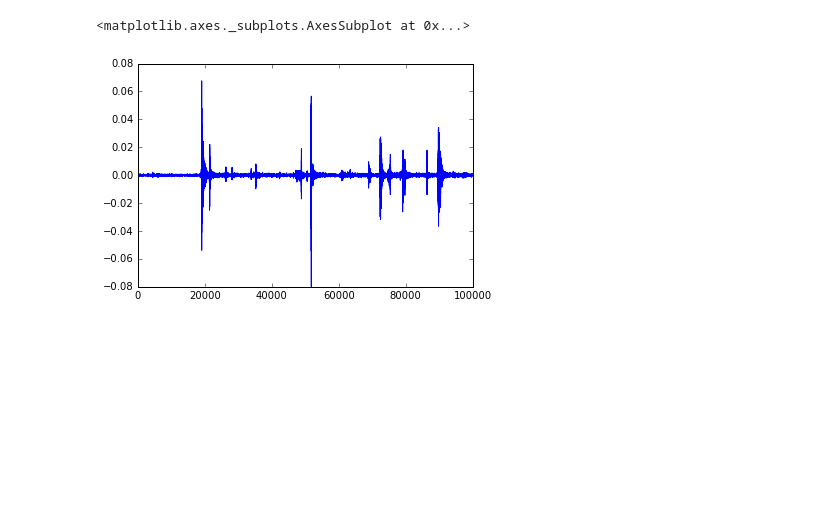
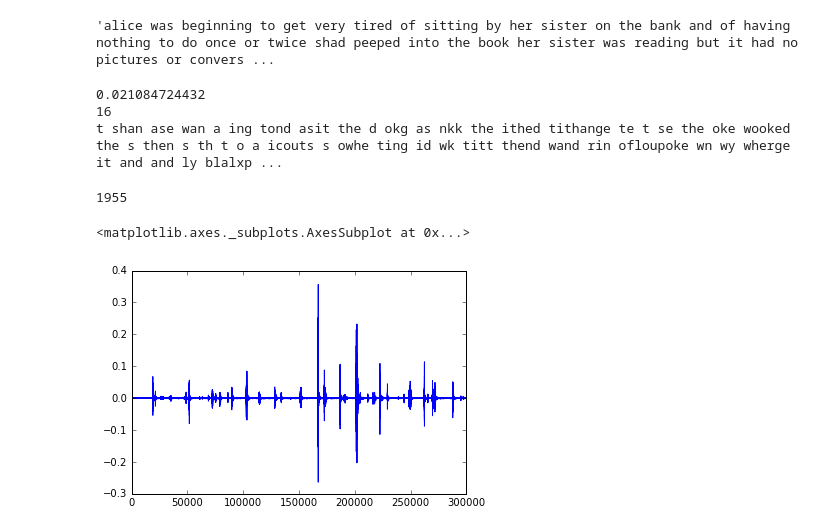
Before and after one commit to kyang01/keyboard_emanations, a Jupyter notebook: Kevins Notebook.ipynb, the cells around one changed output. Cells and saved outputs as stored; diff of their text form; code cells hidden in the pictures; blank space fills up the shorter version.

```diff
--- a/Kevins Notebook.ipynb
+++ b/Kevins Notebook.ipynb
@@ -85,5 +192,28 @@ sig = sig[:, 1]
+# %%
+targ_s
+# %% [output]
+'alice was beginning to get very tired of sitting by her sister on the bank and of having nothing to do once or twice shad peeped into the book her sister was reading but it had no pictures or convers ...
+# %%
+print np.exp(logprob/(len(pred)))
+
+pred_str = transform_to_str(pred)
+pred_set = set(pred_str.split())
+targ_set = set(targ_s.split())
+sim = targ_set.intersection(pred_set)
+print len(sim)
+
+print pred_str
+# %% [output]
+0.021084724432
+16
+t shan ase wan a ing tond asit the d okg as nkk the ithed tithange te t se the oke wooked the s then s th t o a icouts s owhe ting id wk titt thend wand rin ofloupoke wn wy wherge it and and ly blalxp ...
+# %%
+indexes = peakutils.indexes(sig_str, thres=0.010, min_dist=20)
+len(indexes)
+# %% [output]
+1955
 # %%
-pd.Series(sig[500000:600000]).plot()
+pd.Series(sig[500000:800000]).plot()
 # %% [output]
 <matplotlib.axes._subplots.AxesSubplot at 0x...>
-[figure, old version]
+[figure, new version]
```
Also changed, not shown: parts of 18 cells of this notebook.
